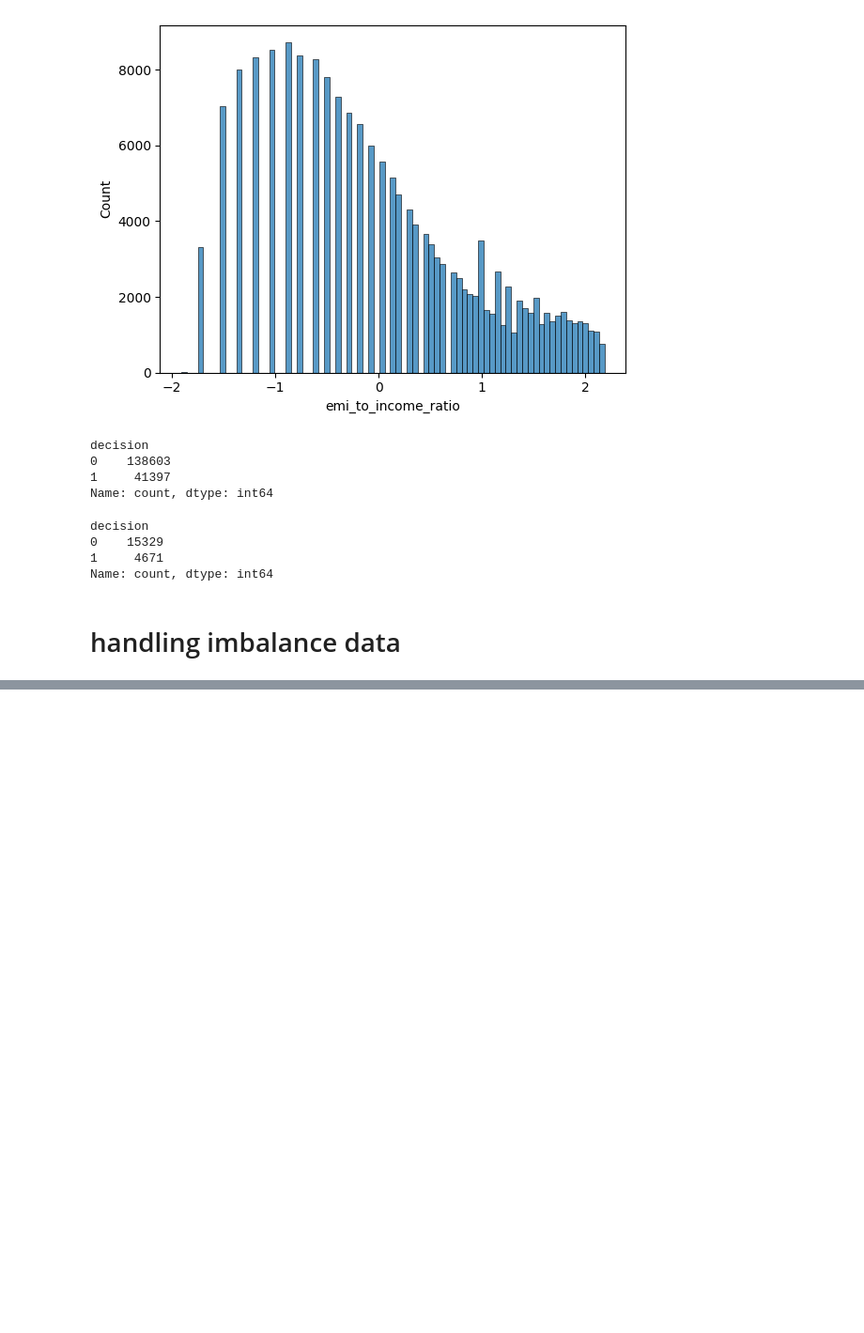
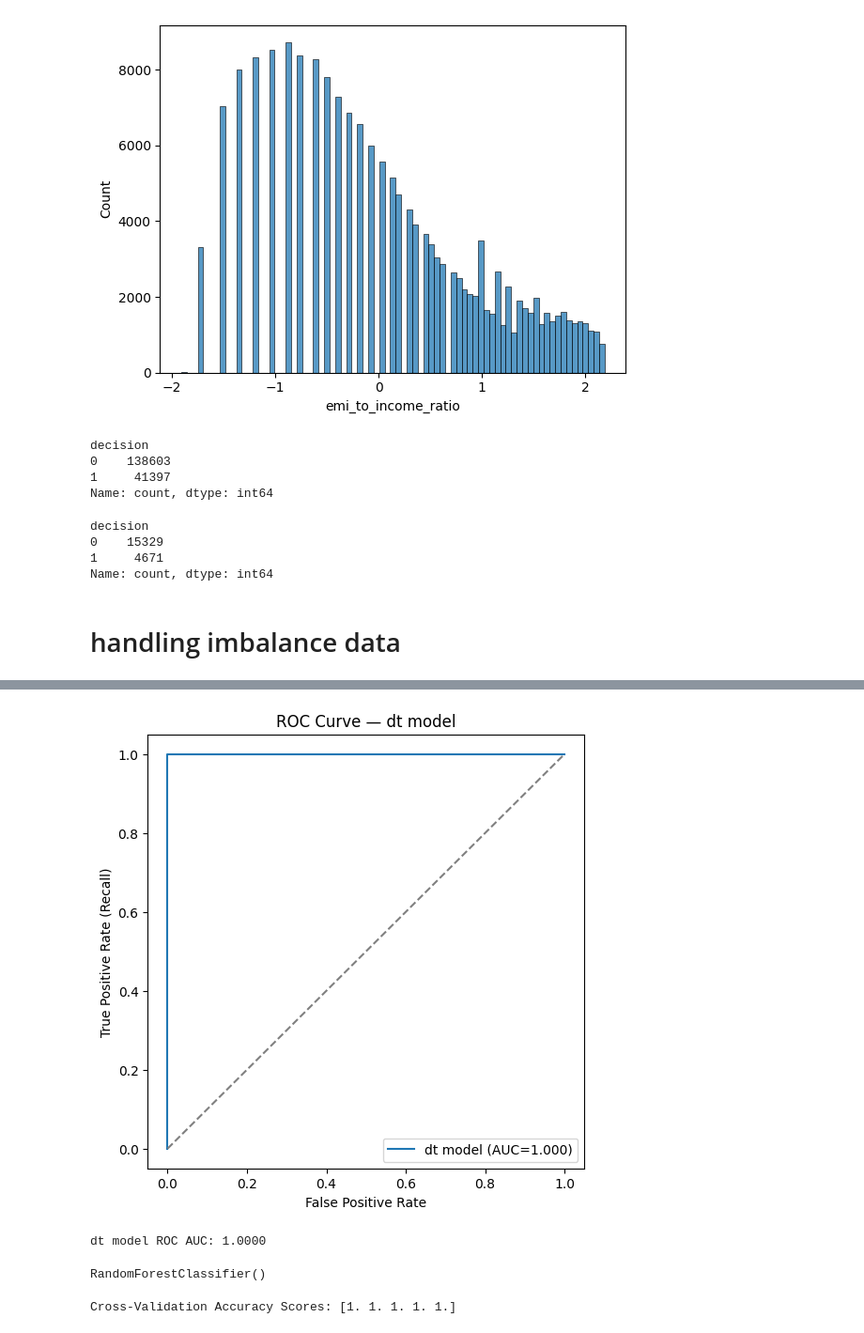
Before and after one commit to Wigooo/Test_project, a Jupyter notebook: ezz.ipynb, the cells around one changed output, grey strips where cells are left out. Shown at 94% size. Drawn from its saved outputs; the diff is of its cells as text; code cells hidden in the pictures; blank space fills up the shorter version.

```diff
--- a/ezz.ipynb
+++ b/ezz.ipynb
@@ -365,9 +475,11 @@ rf_params = {
+# %%
+plot_roc_auc(dt,x_test,y_test,"dt model")
+# %% [output]
+[figure, added]
+dt model ROC AUC: 1.0000
 # %%
 rf=RandomForestClassifier()
 # %%
-svc_params = {
-    'C': [0.1, 1, 10, 100],  # Regularization parameter
-    'kernel': ['linear', 'poly', 'rbf'],
-    'gamma': ['scale', 'auto', 0.01, 0.1], # Kernel coefficient for 'rbf', 'poly' and 'sigmoid'
-    'degree': [2, 3, 4] # Degree of the polynomial kernel (only relevant if kernel='poly')
-}
+rf.fit(x_train,y_train)
+# %% [output]
+RandomForestClassifier()
@@ -385,0 +490,4 @@ xgb_params = {
+# %%
+print("Cross-Validation Accuracy Scores:",scores_rf)
+# %% [output]
+Cross-Validation Accuracy Scores: [1. 1. 1. 1. 1.]
```
Also changed, not shown: parts of 35 cells of this notebook.
